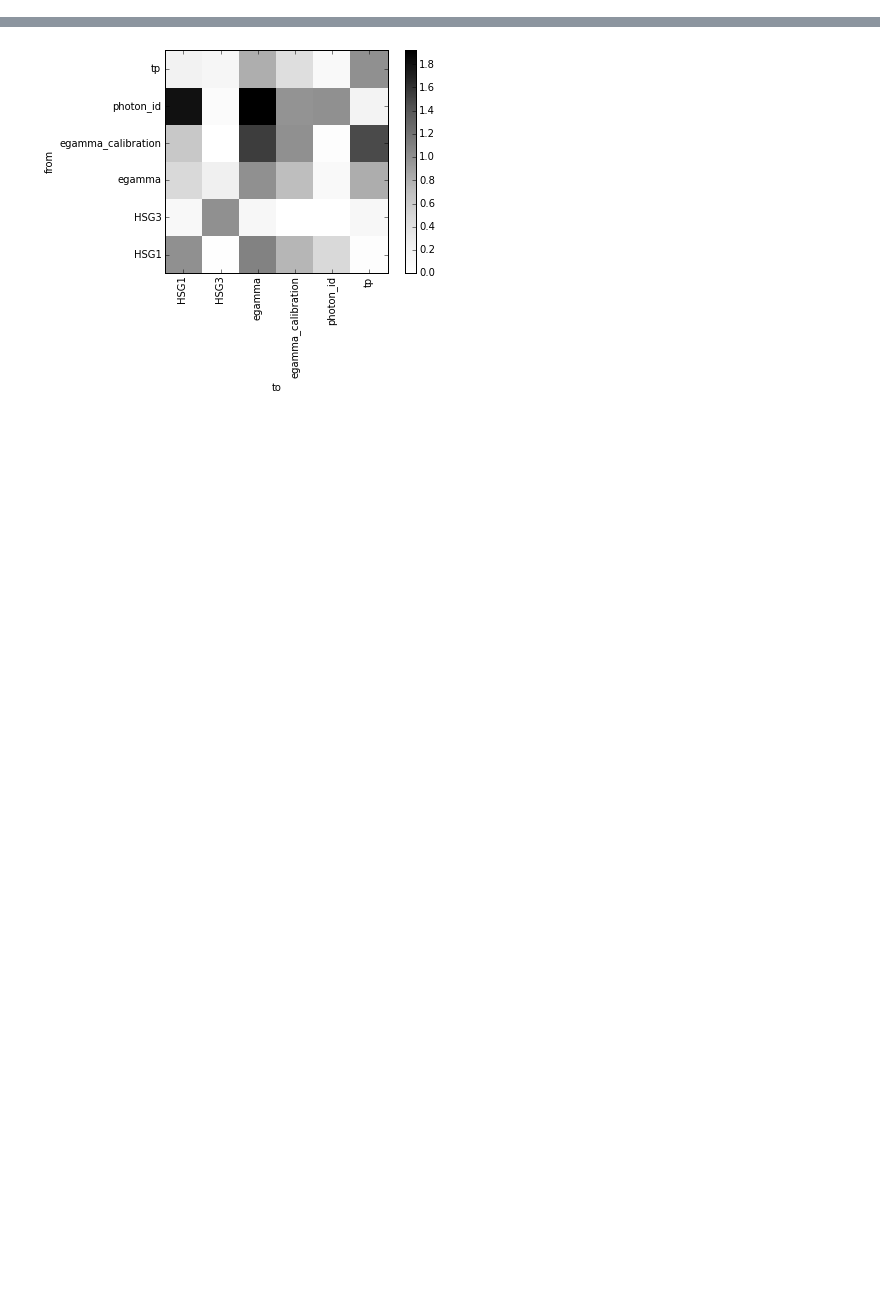
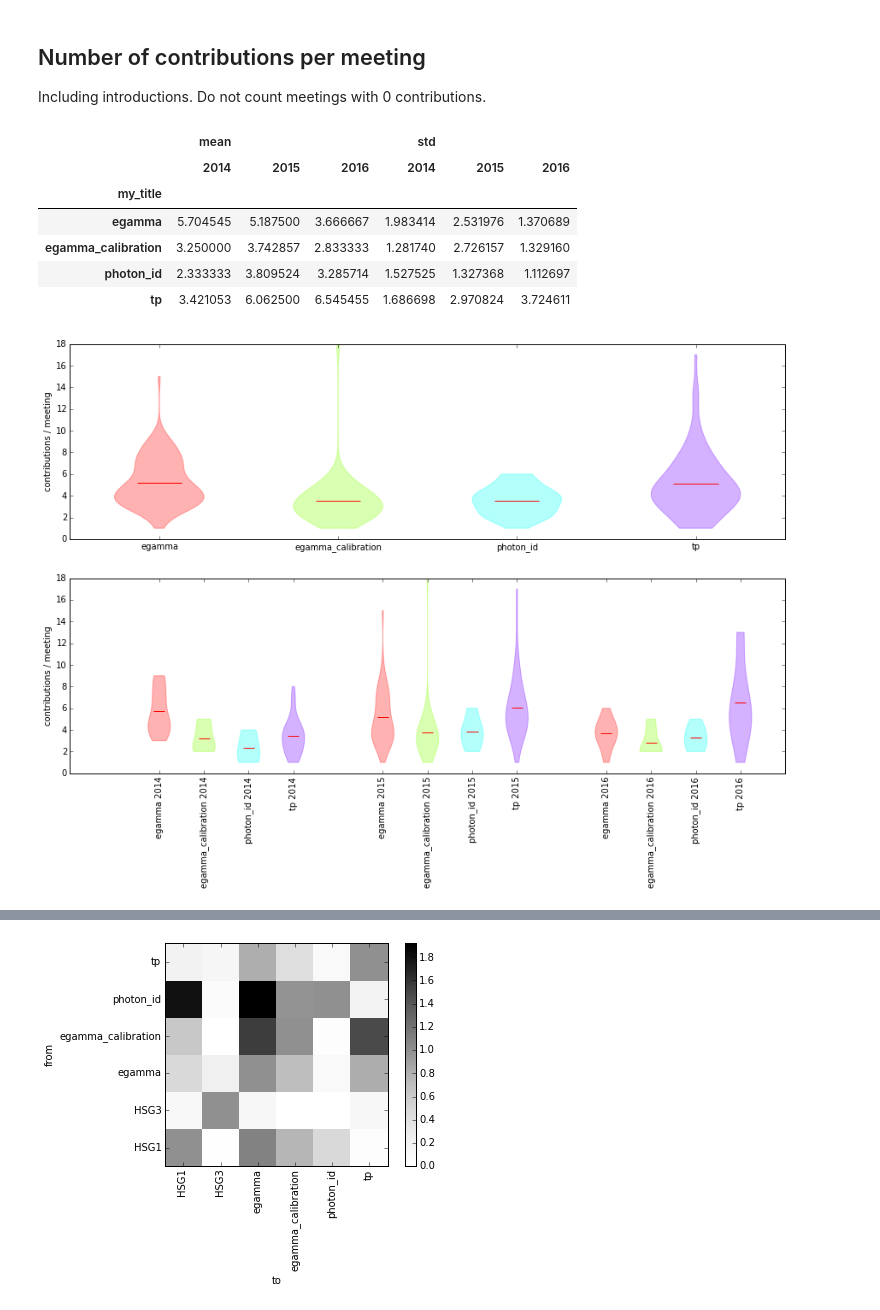
Before and after one commit to wiso/indico_statistics, a Jupyter notebook: plot.ipynb, the cells around one changed output, grey strips where cells are left out. Drawn from its saved outputs; the diff is of its cells as text; code cells hidden in the pictures; blank space fills up the shorter version.

```diff
--- a/plot.ipynb
+++ b/plot.ipynb
@@ -26,6 +32,7 @@ df = pd.concat(df)
 df_meeting = pd.concat(df_meeting)
 
 df_meeting_grouped_by_mytitle = df_meeting.groupby('my_title')
+df_meeting_grouped_by_mytitle_not_null = df_meeting[df_meeting['contributions'] > 0].groupby('my_title')
 df_grouped_by_group = df.groupby('group')
 # %%
 df.head()
@@ -54,0 +188,35 @@ ax.legend()
+# %% [markdown]
+## Number of contributions per meeting
+Including introductions. Do not count meetings with 0 contributions.
+# %%
+f, axs = plt.subplots(2, 1, figsize=(15, 9), sharey=True)
+
+violins = axs[0].violinplot([v.as_matrix() for k, v in df_meeting_grouped_by_mytitle_not_null['contributions']], showextrema=False, showmeans=True)
+keys = [k for k, v in df_meeting_grouped_by_mytitle['contributions']]
+for k, body in zip(keys, violins['bodies']):
+    body.set_color(cm.hsv(keys.index(k) / float(len(keys))))
+axs[0].set_xticks(np.arange(1, len(keys) + 1))
+axs[0].set_xticklabels(keys)
+axs[0].set_ylabel('contributions / meeting')
+
+gr = df_meeting[df_meeting['contributions'] > 0].groupby(('my_title', df_meeting['date_meeting'].dt.year))['contributions']
+keys = [k for k, v in gr]
+title_keys = list(np.unique([k[0] for k in keys]))
+years_keys = list(np.unique([k[1] for k in keys]))
+pos = [years_keys.index(k[1]) * (len(title_keys) + 1) + title_keys.index(k[0]) for k in keys]
+violins = axs[1].violinplot([v.as_matrix() for k, v in gr], showextrema=False, showmeans=True, positions=pos)
+for k, body in zip(keys, violins['bodies']):
+    body.set_color(cm.hsv(title_keys.index(k[0]) / float(len(title_keys))))
+axs[1].set_xticks(pos)
+axs[1].set_xticklabels([' '.join(map(str, k)) for k in keys], rotation='vertical')
+axs[1].set_ylabel('contributions / meeting')
+gr.aggregate(['mean', 'std']).unstack()
+# %% [output]
+|  | mean |  |  | std |  |  |
+|  | 2014 | 2015 | 2016 | 2014 | 2015 | 2016 |
+| my_title |  |  |  |  |  |  |
+| egamma | 5.704545 | 5.187500 | 3.666667 | 1.983414 | 2.531976 | 1.370689 |
+| egamma_calibration | 3.250000 | 3.742857 | 2.833333 | 1.281740 | 2.726157 | 1.329160 |
+| photon_id | 2.333333 | 3.809524 | 3.285714 | 1.527525 | 1.327368 | 1.112697 |
+| tp | 3.421053 | 6.062500 | 6.545455 | 1.686698 | 2.970824 | 3.724611 |
+[figure, added]
```
Also changed, not shown: parts of 48 cells of this notebook, 1 other file.
